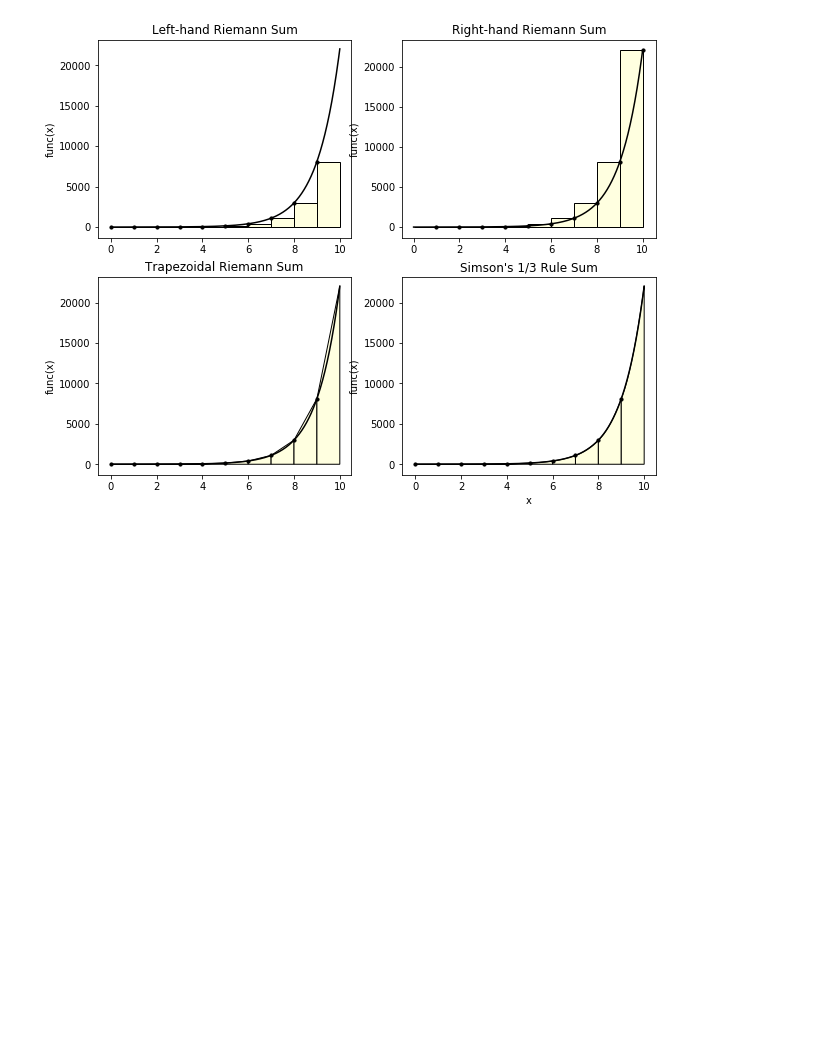
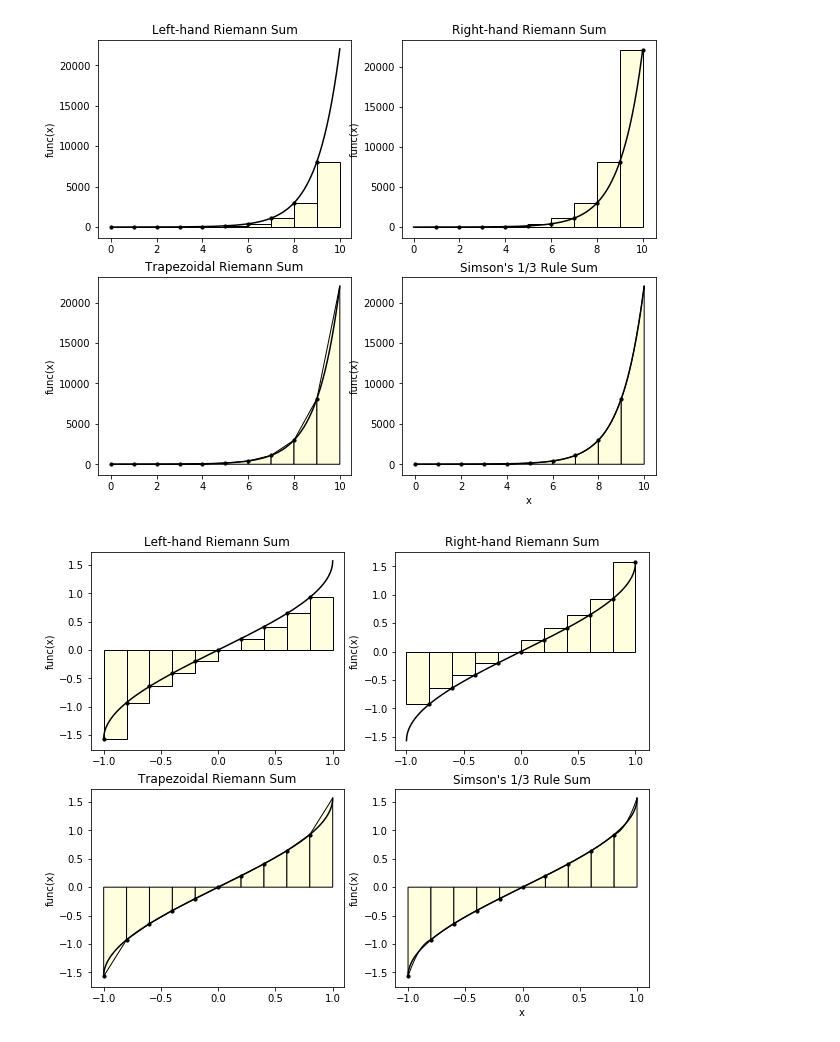
Before and after one commit to mmolter/ME273, a Jupyter notebook: Guided Activities/GA4 - Numerical Integration/GA4 - Numerical Integration Report.ipynb, the cells around one changed output. Cells and saved outputs as stored; diff of their text form; code cells hidden in the pictures; blank space fills up the shorter version.

```diff
--- a/Guided Activities/GA4 - Numerical Integration/GA4 - Numerical Integration Report.ipynb
+++ b/Guided Activities/GA4 - Numerical Integration/GA4 - Numerical Integration Report.ipynb
@@ -286,3 +296,7 @@ visualize(func=lambda x: np.sin(x))
 visualize(func=lambda x: np.exp(x))
 # %% [output]
 [figure]
+# %%
+visualize(func=lambda x: np.arcsin(x), start=-1, stop=1, step=(1.0/5.0))
+# %% [output]
+[figure, added]
```
Also changed, not shown: parts of 7 cells of this notebook.
